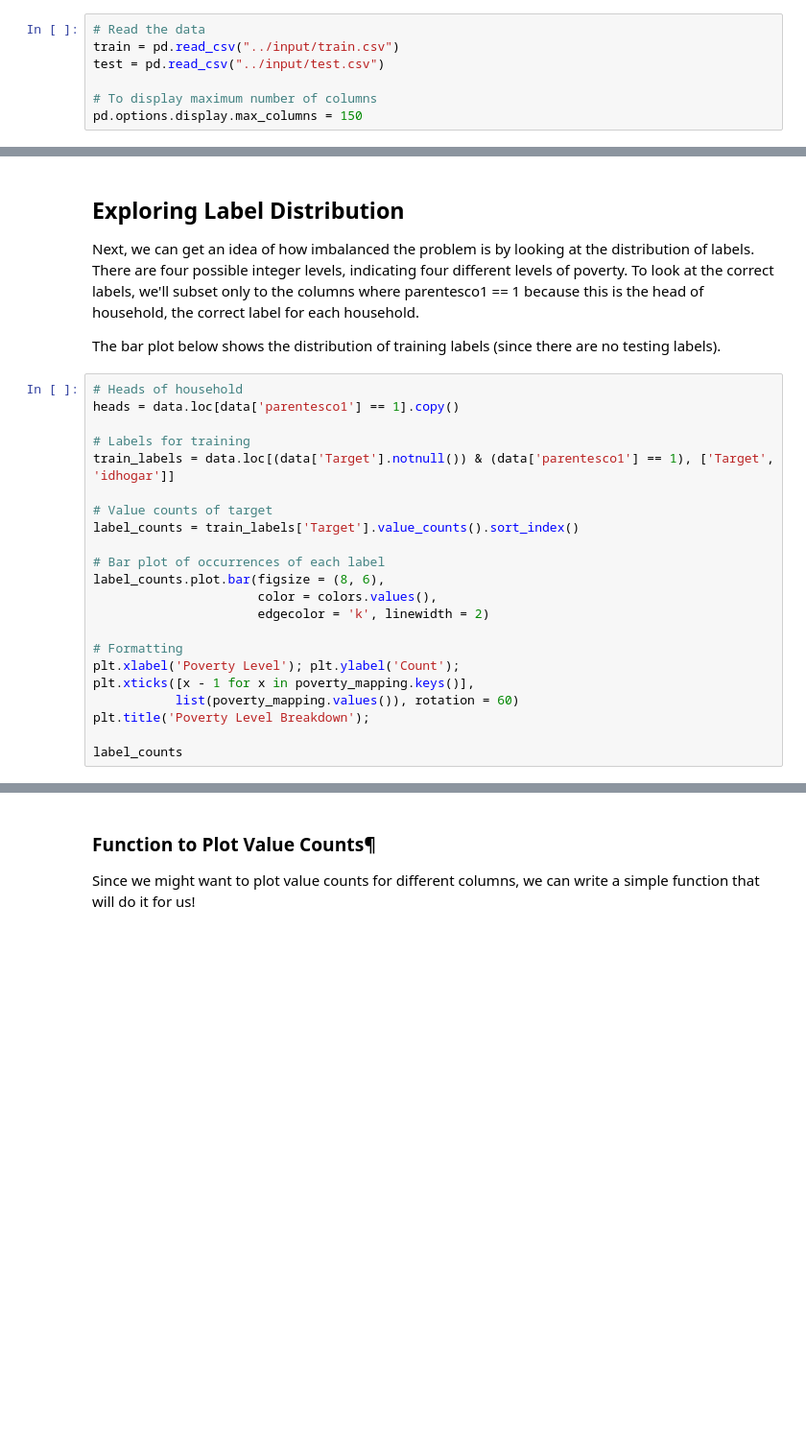
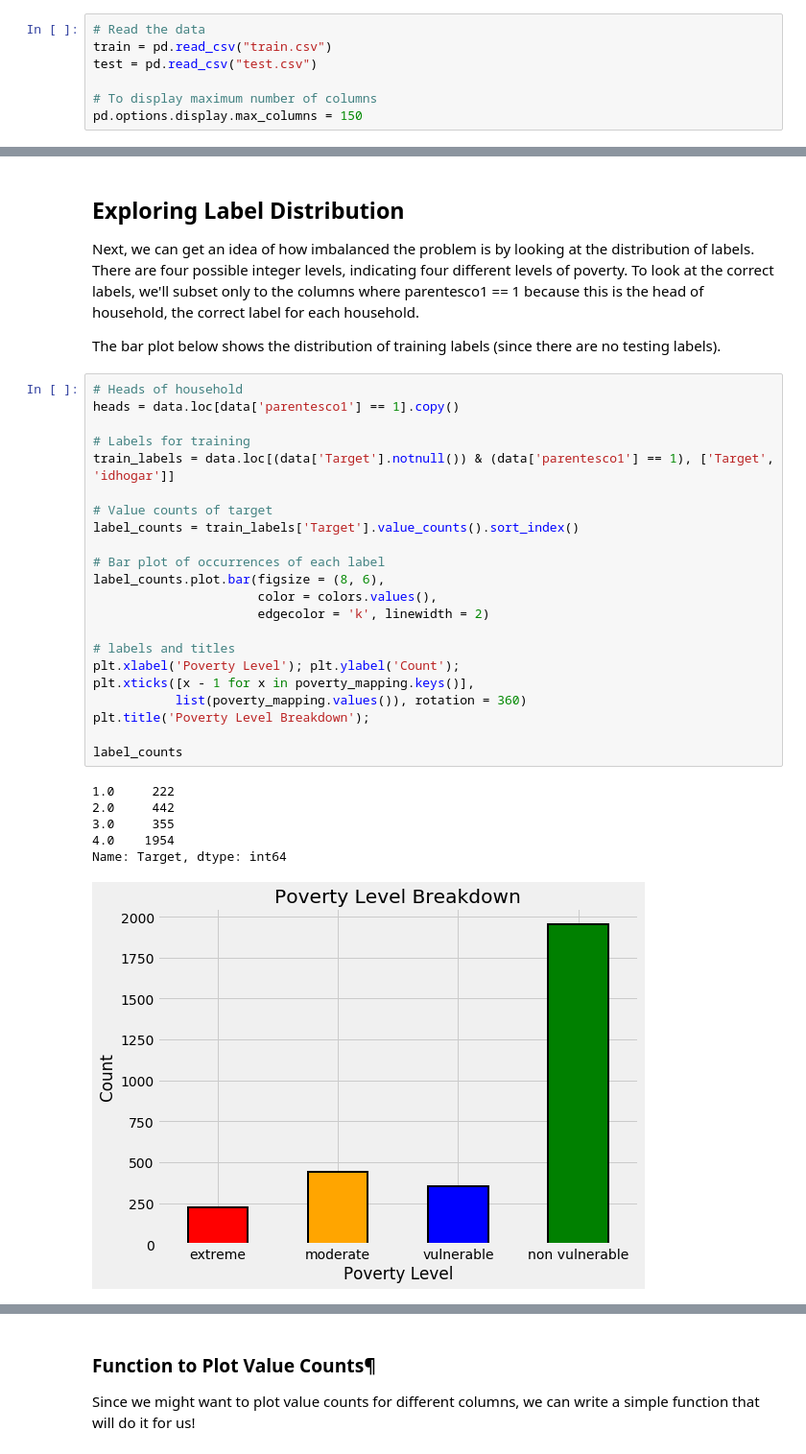
Before and after one commit to dogmatix76/Costa-Rican-Household-Poverty-Level-Prediction, a Jupyter notebook: CRHPL.ipynb, the cells around one changed output, grey strips where cells are left out. Shown at 96% size. Cells and saved outputs as stored; diff of their text form; blank space fills up the shorter version.

```diff
--- a/CRHPL.ipynb
+++ b/CRHPL.ipynb
@@ -66,8 +66,8 @@ import warnings
 warnings.filterwarnings('ignore', category = RuntimeWarning)
 # %%
 # Read the data
-train = pd.read_csv("../input/train.csv")
-test = pd.read_csv("../input/test.csv")
+train = pd.read_csv("train.csv")
+test = pd.read_csv("test.csv")
 
 # To display maximum number of columns
 pd.options.display.max_columns = 150
@@ -201,23 +262,30 @@ The bar plot below shows the distribution of training labels (since there are no
 # %%
 # Heads of household
 heads = data.loc[data['parentesco1'] == 1].copy()
 
 # Labels for training
 train_labels = data.loc[(data['Target'].notnull()) & (data['parentesco1'] == 1), ['Target', 'idhogar']]
 
 # Value counts of target
 label_counts = train_labels['Target'].value_counts().sort_index()
 
 # Bar plot of occurrences of each label
 label_counts.plot.bar(figsize = (8, 6),
                       color = colors.values(),
                       edgecolor = 'k', linewidth = 2)
 
-# Formatting
+# labels and titles
 plt.xlabel('Poverty Level'); plt.ylabel('Count');
 plt.xticks([x - 1 for x in poverty_mapping.keys()],
-           list(poverty_mapping.values()), rotation = 60)
+           list(poverty_mapping.values()), rotation = 360)
 plt.title('Poverty Level Breakdown');
 
 label_counts
+# %% [output]
+1.0     222
+2.0     442
+3.0     355
+4.0    1954
+Name: Target, dtype: int64
+[figure, added]
 # %% [markdown]
```
Also changed, not shown: parts of 43 cells of this notebook, 2 other files.
